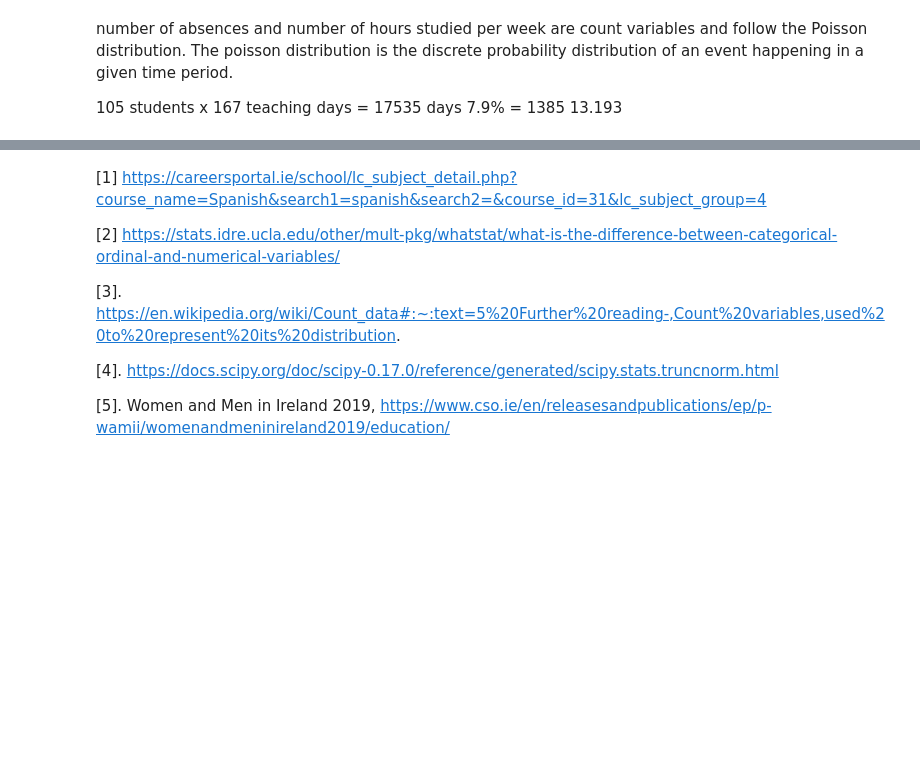
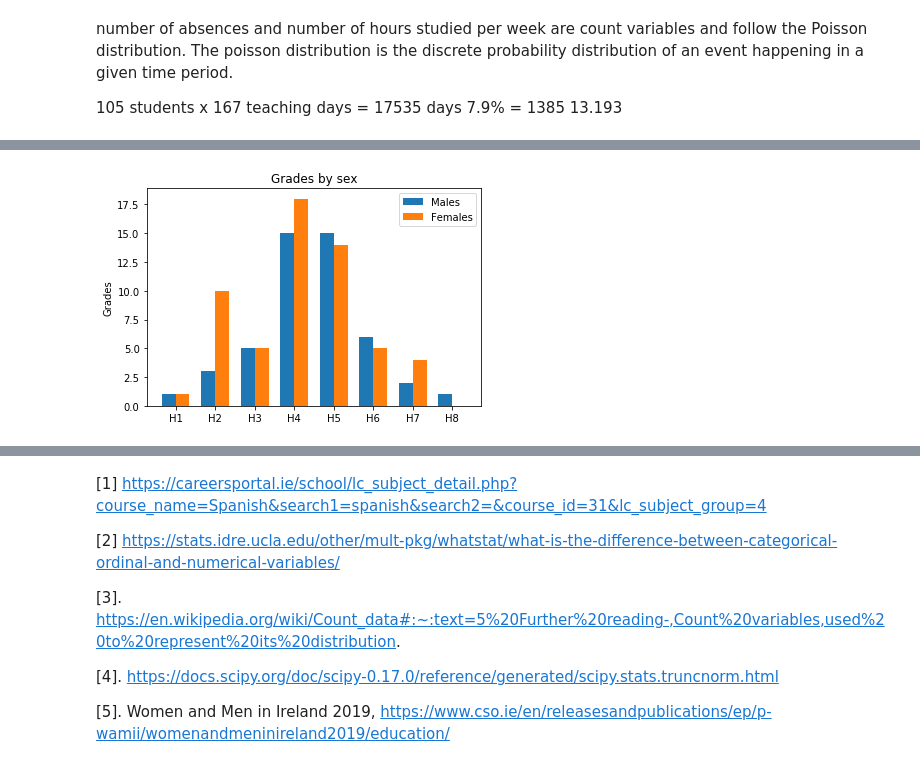
Before and after one commit to hayleydoherty/ProgDAProject, a Jupyter notebook: Project.ipynb, the cells around one changed output, grey strips where cells are left out. Drawn from its saved outputs; the diff is of its cells as text; code cells hidden in the pictures; blank space fills up the shorter version.

```diff
--- a/Project.ipynb
+++ b/Project.ipynb
@@ -296,0 +317,23 @@ array([   1,    1,    1,    1,    8,    1,    1,    1,    1,    1,    1,
+# %%
+labels = ['H1', 'H2', 'H3', 'H4', 'H5', 'H6', 'H7', 'H8']
+males = [1, 3, 5, 15, 15, 6, 2, 1]
+females = [1, 10, 5, 18, 14, 5, 4, 0]
+
+ind = np.arange(len(males))
+width = 0.35
+
+fig, ax = plt.subplots()
+
+rects1 = ax.bar(ind-width/2, males, width, label='Males')
+rects2 = ax.bar(ind+width/2, females, width, label='Females')
+
+ax.set_ylabel('Grades')
+ax.set_title('Grades by sex')
+ax.set_xticks(ind)
+ax.set_xticklabels(('H1', 'H2', 'H3', 'H4', 'H5', 'H6', 'H7', 'H8'))
+
+ax.legend()
+
+plt.show()
+# %% [output]
+[figure, added]
```
Also changed, not shown: parts of 46 cells of this notebook.
